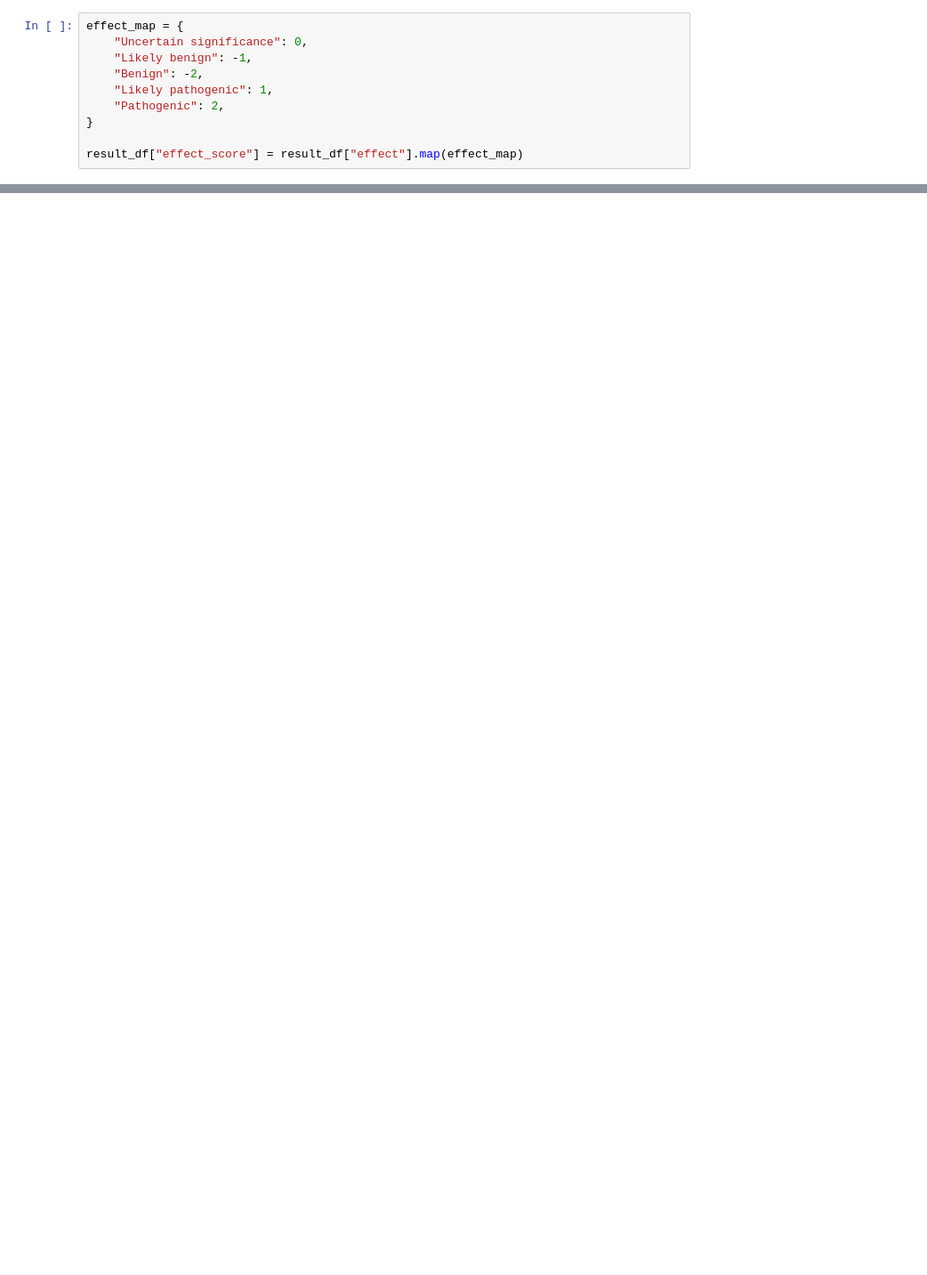
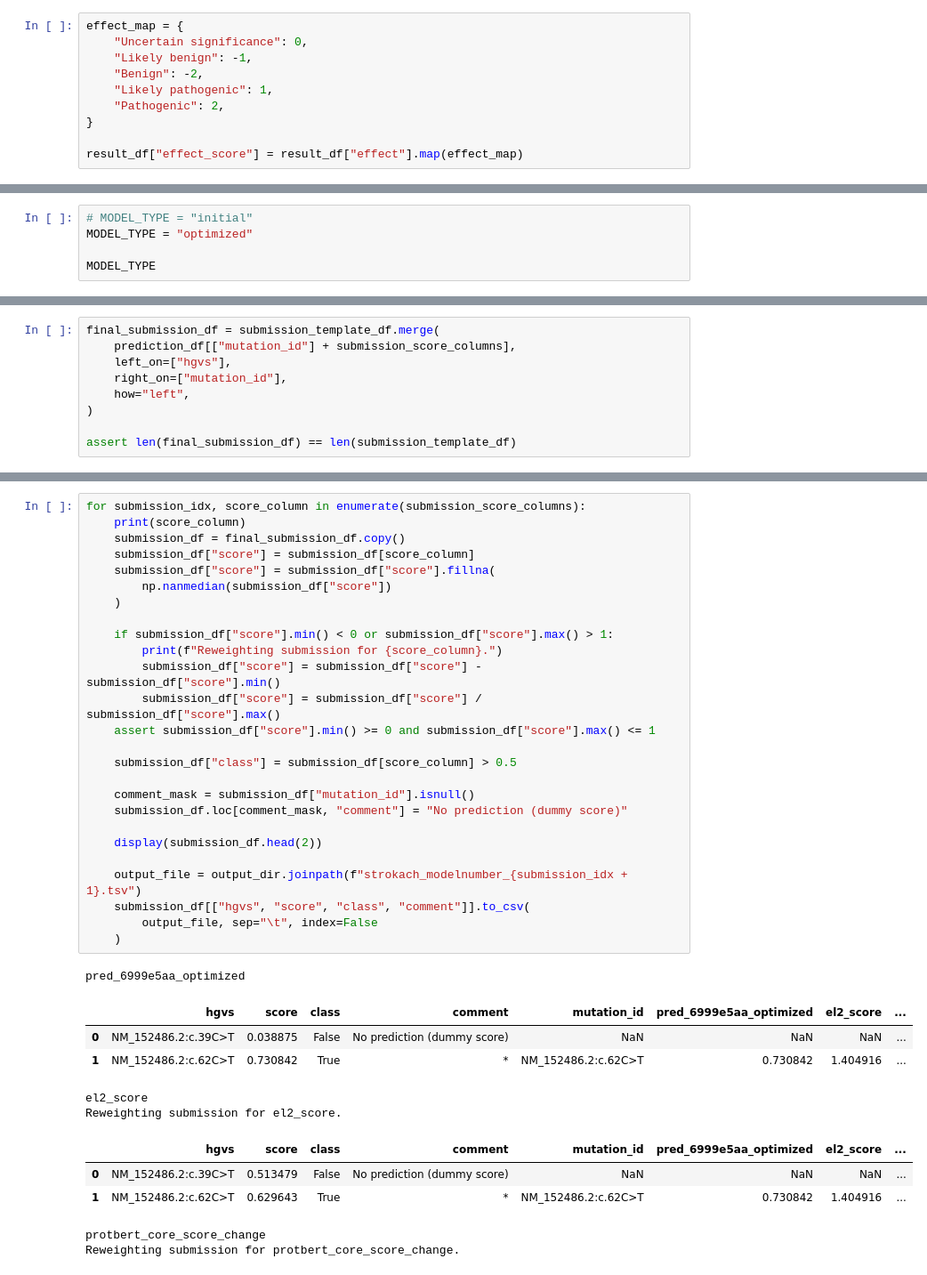
Before and after one commit to elaspic/cagi6-submission, a Jupyter notebook: notebooks/40_cagi6_sherloc_submission.ipynb, the cells around one changed output, grey strips where cells are left out. Shown at 89% size. Saved outputs shown, nothing was run; the diff lists cells and outputs as text; blank space fills up the shorter version.

```diff
--- a/notebooks/40_cagi6_sherloc_submission.ipynb
+++ b/notebooks/40_cagi6_sherloc_submission.ipynb
@@ -896,0 +296,5 @@ df.columns
+# %%
+# MODEL_TYPE = "initial"
+MODEL_TYPE = "optimized"
+
+MODEL_TYPE
@@ -896,0 +481,9 @@ df.columns
+# %%
+final_submission_df = submission_template_df.merge(
+    prediction_df[["mutation_id"] + submission_score_columns],
+    left_on=["hgvs"],
+    right_on=["mutation_id"],
+    how="left",
+)
+
+assert len(final_submission_df) == len(submission_template_df)
@@ -896,0 +517,38 @@ df.columns
+# %%
+for submission_idx, score_column in enumerate(submission_score_columns):
+    print(score_column)
+    submission_df = final_submission_df.copy()
+    submission_df["score"] = submission_df[score_column]
+    submission_df["score"] = submission_df["score"].fillna(
+        np.nanmedian(submission_df["score"])
+    )
+
+    if submission_df["score"].min() < 0 or submission_df["score"].max() > 1:
+        print(f"Reweighting submission for {score_column}.")
+        submission_df["score"] = submission_df["score"] - submission_df["score"].min()
+        submission_df["score"] = submission_df["score"] / submission_df["score"].max()
+    assert submission_df["score"].min() >= 0 and submission_df["score"].max() <= 1
+
+    submission_df["class"] = submission_df[score_column] > 0.5
+
+    comment_mask = submission_df["mutation_id"].isnull()
+    submission_df.loc[comment_mask, "comment"] = "No prediction (dummy score)"
+
+    display(submission_df.head(2))
+
+    output_file = output_dir.joinpath(f"strokach_modelnumber_{submission_idx + 1}.tsv")
+    submission_df[["hgvs", "score", "class", "comment"]].to_csv(
+        output_file, sep="\t", index=False
+    )
+# %% [output]
+pred_6999e5aa_optimized
+|  | hgvs | score | class | comment | mutation_id | pred_6999e5aa_optimized | el2_score | ... |
+| 0 | NM_152486.2:c.39C>T | 0.038875 | False | No prediction (dummy score) | NaN | NaN | NaN | ... |
+| 1 | NM_152486.2:c.62C>T | 0.730842 | True | * | NM_152486.2:c.62C>T | 0.730842 | 1.404916 | ... |
+el2_score
+Reweighting submission for el2_score.
+|  | hgvs | score | class | comment | mutation_id | pred_6999e5aa_optimized | el2_score | ... |
+| 0 | NM_152486.2:c.39C>T | 0.513479 | False | No prediction (dummy score) | NaN | NaN | NaN | ... |
+| 1 | NM_152486.2:c.62C>T | 0.629643 | True | * | NM_152486.2:c.62C>T | 0.730842 | 1.404916 | ... |
+protbert_core_score_change
+Reweighting submission for protbert_core_score_change.
```
Also changed, not shown: parts of 133 cells of this notebook.
